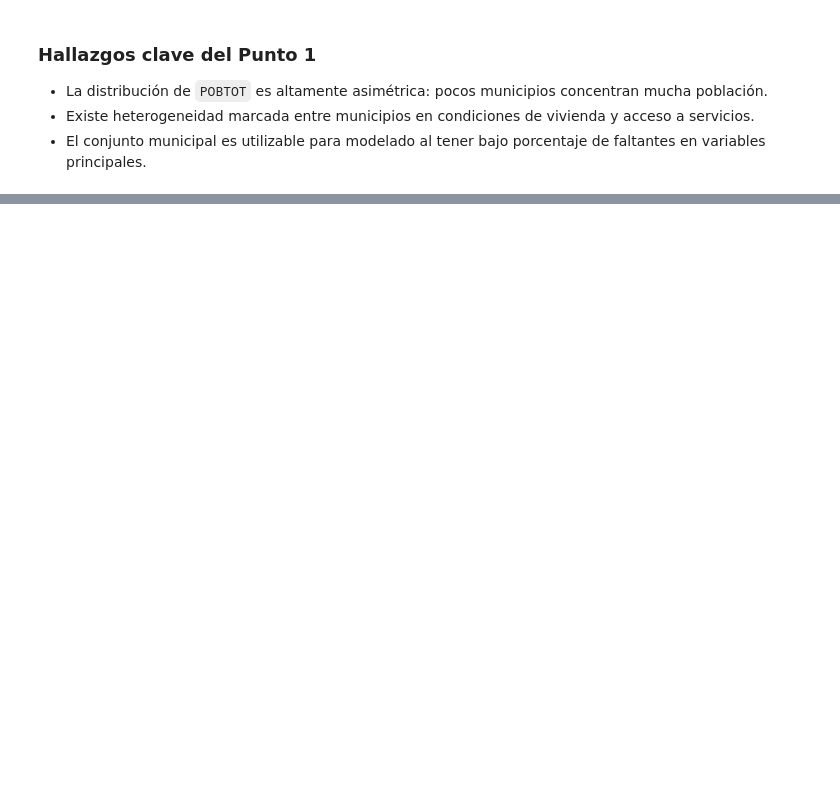
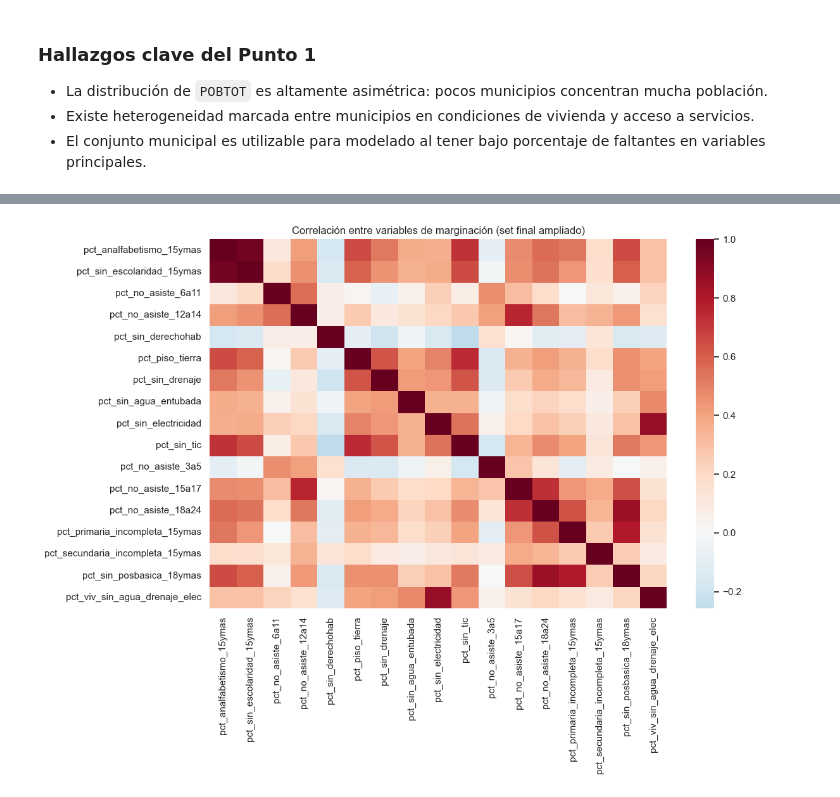
Before and after one commit to Betorcido/CDD_practica1_m3, a Jupyter notebook: g33_m3p1_eq5_notebook_DMC.ipynb, the cells around one changed output, grey strips where cells are left out. Cells and saved outputs as stored; diff of their text form; code cells hidden in the pictures; blank space fills up the shorter version.

```diff
--- a/g33_m3p1_eq5_notebook_DMC.ipynb
+++ b/g33_m3p1_eq5_notebook_DMC.ipynb
@@ -344,45 +382,73 @@ Bloques conceptuales:
 # %%
 analisis_mun = mun.copy()
 
-# Construcción de proporciones (%): evita sesgo por tamaño del municipio
-analisis_mun['pct_analfabetismo_15ymas'] = 100 * analisis_mun['P15YM_AN'] / analisis_mun['P_15YMAS']
-analisis_mun['pct_sin_escolaridad_15ymas'] = 100 * analisis_mun['P15YM_SE'] / analisis_mun['P_15YMAS']
-analisis_mun['pct_no_asiste_6a11'] = 100 * analisis_mun['P6A11_NOA'] / analisis_mun['P_6A11']
-analisis_mun['pct_no_asiste_12a14'] = 100 * analisis_mun['P12A14NOA'] / analisis_mun['P_12A14']
-analisis_mun['pct_sin_derechohab'] = 100 * analisis_mun['PSINDER'] / analisis_mun['POBTOT']
-analisis_mun['pct_piso_tierra'] = 100 * analisis_mun['VPH_PISOTI'] / analisis_mun['TVIVPARHAB']
-analisis_mun['pct_sin_drenaje'] = 100 * analisis_mun['VPH_NODREN'] / analisis_mun['TVIVPARHAB']
-analisis_mun['pct_sin_agua_entubada'] = 100 * analisis_mun['VPH_AGUAFV'] / analisis_mun['TVIVPARHAB']
-analisis_mun['pct_sin_electricidad'] = 100 * analisis_mun['VPH_S_ELEC'] / analisis_mun['TVIVPARHAB']
-analisis_mun['pct_sin_tic'] = 100 * analisis_mun['VPH_SINTIC'] / analisis_mun['TVIVPARHAB']
 
-vars_marginacion = [
-    'pct_analfabetismo_15ymas',
-    'pct_sin_escolaridad_15ymas',
-    'pct_no_asiste_6a11',
-    'pct_no_asiste_12a14',
-    'pct_sin_derechohab',
-    'pct_piso_tierra',
-    'pct_sin_drenaje',
-    'pct_sin_agua_entubada',
-    'pct_sin_electricidad',
-    'pct_sin_tic'
+def agregar_tasa(df, numerador, denominador, nombre, sentido='directo'):
+    tasa = 100 * df[numerador] / df[denominador]
+    if sentido == 'inverso':
+        tasa = 100 - tasa
+    df[nombre] = tasa
+
+
+# Set final de variables artificiales:
+# - Núcleo (Usar ahora)
+# - Ampliación (Agregar bloque candidato)
+especificaciones = [
+    # Núcleo
+    ('pct_analfabetismo_15ymas', 'P15YM_AN', 'P_15YMAS', 'directo', 'Usar ahora'),
+    ('pct_sin_escolaridad_15ymas', 'P15YM_SE', 'P_15YMAS', 'directo', 'Usar ahora'),
+    ('pct_no_asiste_6a11', 'P6A11_NOA', 'P_6A11', 'directo', 'Usar ahora'),
+    ('pct_no_asiste_12a14', 'P12A14NOA', 'P_12A14', 'directo', 'Usar ahora'),
+    ('pct_sin_derechohab', 'PSINDER', 'POBTOT', 'directo', 'Usar ahora'),
+    ('pct_piso_tierra', 'VPH_PISOTI', 'TVIVPARHAB', 'directo', 'Usar ahora'),
+    ('pct_sin_drenaje', 'VPH_NODREN', 'TVIVPARHAB', 'directo', 'Usar ahora'),
+    ('pct_sin_agua_entubada', 'VPH_AGUAFV', 'TVIVPARHAB', 'directo', 'Usar ahora'),
+    ('pct_sin_electricidad', 'VPH_S_ELEC', 'TVIVPARHAB', 'directo', 'Usar ahora'),
+    ('pct_sin_tic', 'VPH_SINTIC', 'TVIVPARHAB', 'directo', 'Usar ahora'),
+
+    # Ampliación desde catálogo
+    ('pct_no_asiste_3a5', 'P3A5_NOA', 'P_3A5', 'directo', 'Agregar bloque candidato'),
+    ('pct_no_asiste_15a17', 'P15A17A', 'P_15A17', 'inverso', 'Agregar bloque candidato'),
+    ('pct_no_asiste_18a24', 'P18A24A', 'P_18A24', 'inverso', 'Agregar bloque candidato'),
+    ('pct_primaria_incompleta_15ymas', 'P15PRI_IN', 'P_15YMAS', 'directo', 'Agregar bloque candidato'),
+    ('pct_secundaria_incompleta_15ymas', 'P15SEC_IN', 'P_15YMAS', 'directo', 'Agregar bloque candidato'),
+    ('pct_sin_posbasica_18ymas', 'P18YM_PB', 'P_18YMAS', 'inverso', 'Agregar bloque candidato'),
+    ('pct_viv_sin_agua_drenaje_elec', 'VPH_NDEAED', 'TVIVPARHAB', 'directo', 'Agregar bloque candidato'),
 ]
 
+for nombre, num, den, sentido, _ in especificaciones:
+    agregar_tasa(analisis_mun, num, den, nombre, sentido=sentido)
+
+vars_marginacion = [x[0] for x in especificaciones]
+
+ficha_variables = pd.DataFrame(especificaciones, columns=[
+    'Variable_artificial', 'Numerador', 'Denominador', 'Sentido', 'Origen_catalogo'
+])
+
+reco = catalogo.set_index('Mnemónico')['Recomendación'].to_dict()
+ficha_variables['Recomendacion_numerador_catalogo'] = ficha_variables['Numerador'].map(reco)
+
+print('Ficha técnica de variables usadas en el modelo:')
+display(ficha_variables)
+
 modelo_df = analisis_mun[['ENTIDAD', 'NOM_ENT', 'MUN', 'NOM_MUN'] + vars_marginacion].replace([np.inf, -np.inf], np.nan).dropna().copy()
+print(f'Municipios con información completa para modelado: {modelo_df.shape[0]:,}')
 
-print(f'Municipios con información completa en variables seleccionadas: {modelo_df.shape[0]:,}')
+resumen = modelo_df[vars_marginacion].describe().T[['mean', 'std', 'min', '50%', 'max']].round(2)
+print('Resumen estadístico de variables artificiales (%):')
+display(resumen)
 
-display(modelo_df[vars_marginacion].describe().T[['mean', 'std', 'min', '50%', 'max']].round(2))
-
-plt.figure(figsize=(10, 7))
+plt.figure(figsize=(12, 9))
 corr = modelo_df[vars_marginacion].corr()
 sns.heatmap(corr, cmap='RdBu_r', center=0, annot=False)
-plt.title('Correlación entre variables seleccionadas de marginación')
+plt.title('Correlación entre variables de marginación (set final ampliado)')
 plt.tight_layout()
 plt.show()
 
-top_sin_tic = modelo_df.sort_values('pct_sin_tic', ascending=False)[['NOM_ENT', 'NOM_MUN', 'pct_sin_tic']].head(10)
-print('Top 10 municipios con mayor porcentaje de viviendas sin TIC:')
-display(top_sin_tic.round(2))
+modelo_df['promedio_carencias_pct'] = modelo_df[vars_marginacion].mean(axis=1)
+top_carencias = modelo_df.sort_values('promedio_carencias_pct', ascending=False)[
+    ['NOM_ENT', 'NOM_MUN', 'promedio_carencias_pct']
+].head(10)
+print('Municipios con mayor promedio de carencias del set final (%):')
+display(top_carencias.round(2))
 # %% [output]
@@ -413,0 +494 @@ Top 10 municipios con mayor porcentaje de viviendas sin TIC:
+[figure, new version]
```
Also changed, not shown: parts of 13 cells of this notebook.
